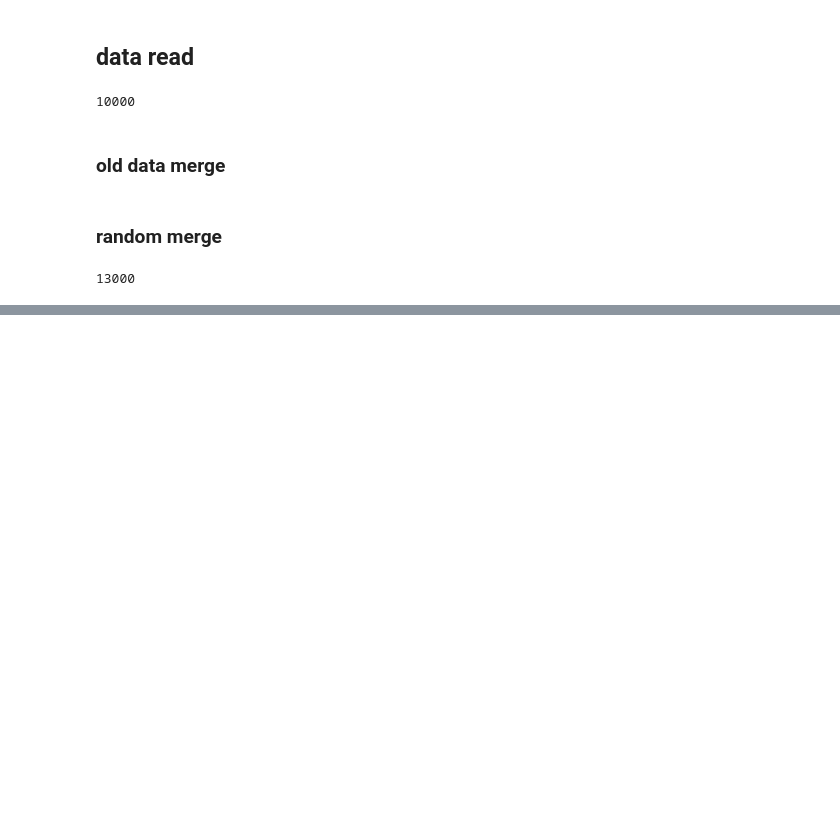
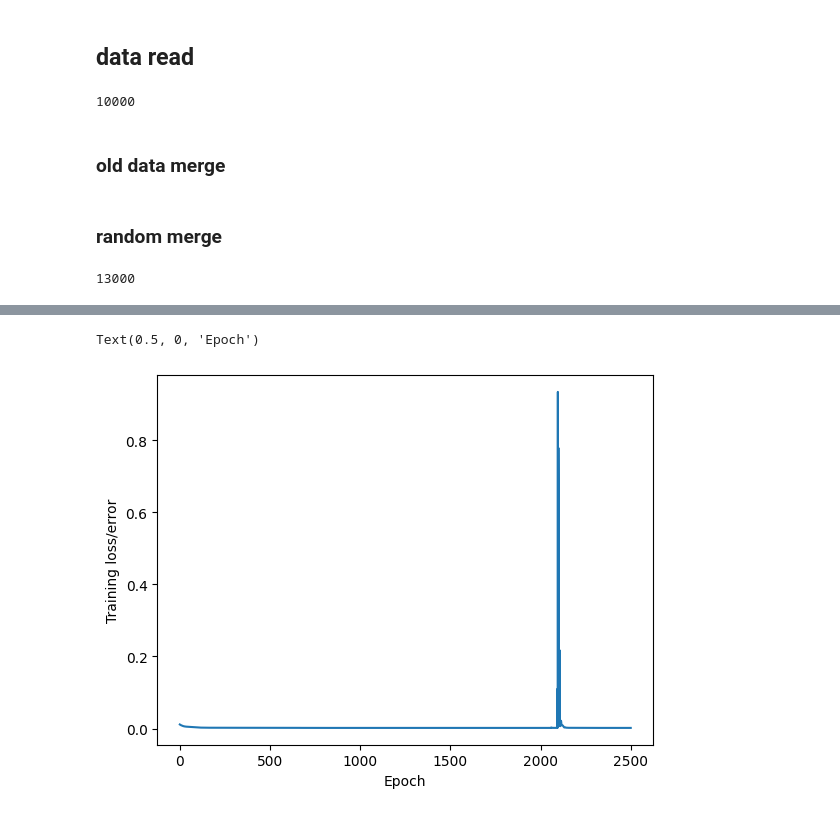
Before and after one commit to bloodykunu39/summer-term, a Jupyter notebook: KARAN_ECG/ML/data_unq/ml.ipynb, the cells around one changed output, grey strips where cells are left out. Saved outputs shown, nothing was run; the diff lists cells and outputs as text; code cells hidden in the pictures; blank space fills up the shorter version.

```diff
--- a/KARAN_ECG/ML/data_unq/ml.ipynb
+++ b/KARAN_ECG/ML/data_unq/ml.ipynb
@@ -287,0 +365,7 @@ plt.savefig('validation_loss.png')
+# %%
+plt.plot(range(len(losses)), losses)
+plt.ylabel("Training loss/error")
+plt.xlabel('Epoch')
+# %% [output]
+Text(0.5, 0, 'Epoch')
+[figure, added]
```
Also changed, not shown: parts of 11 cells of this notebook.
